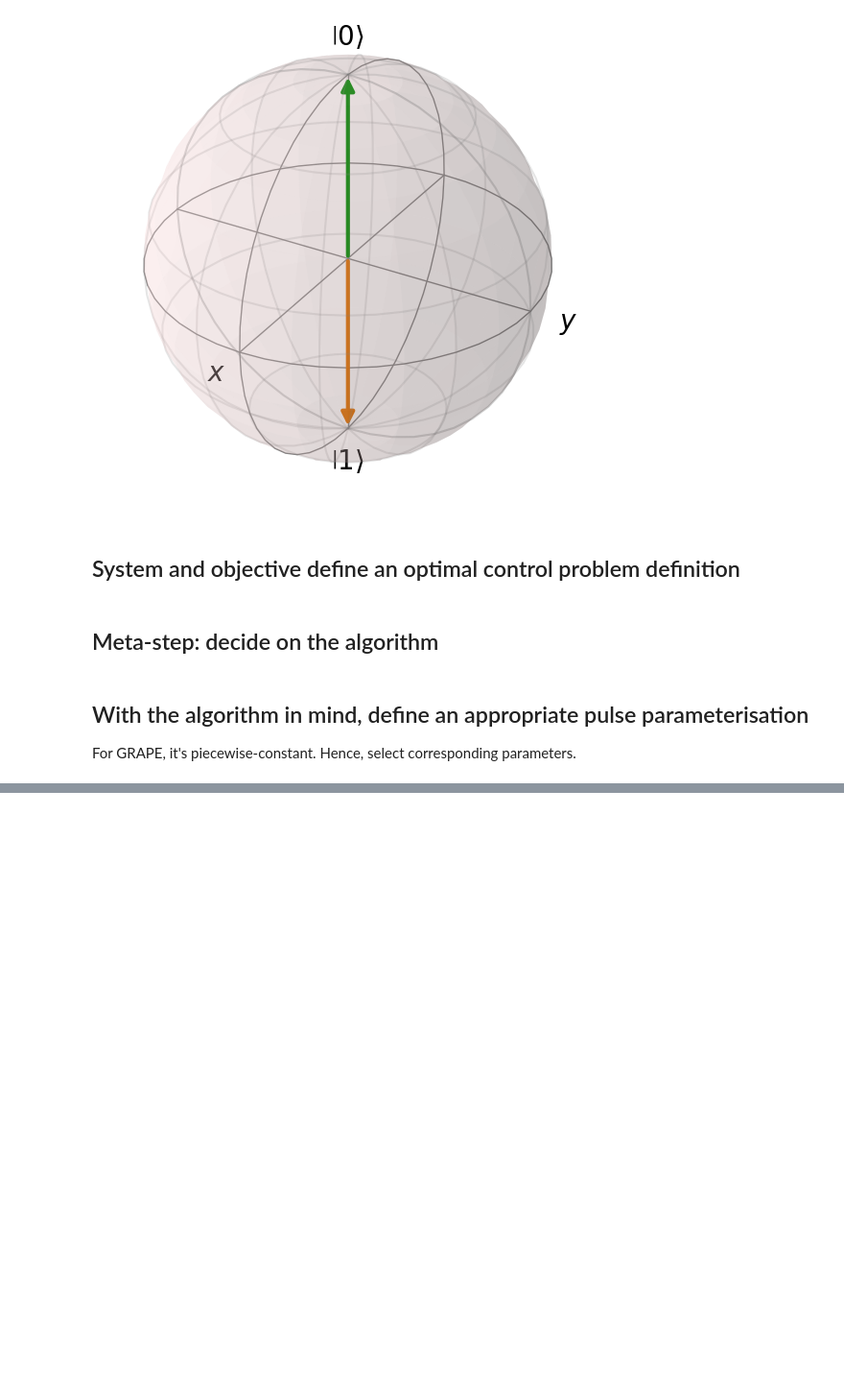
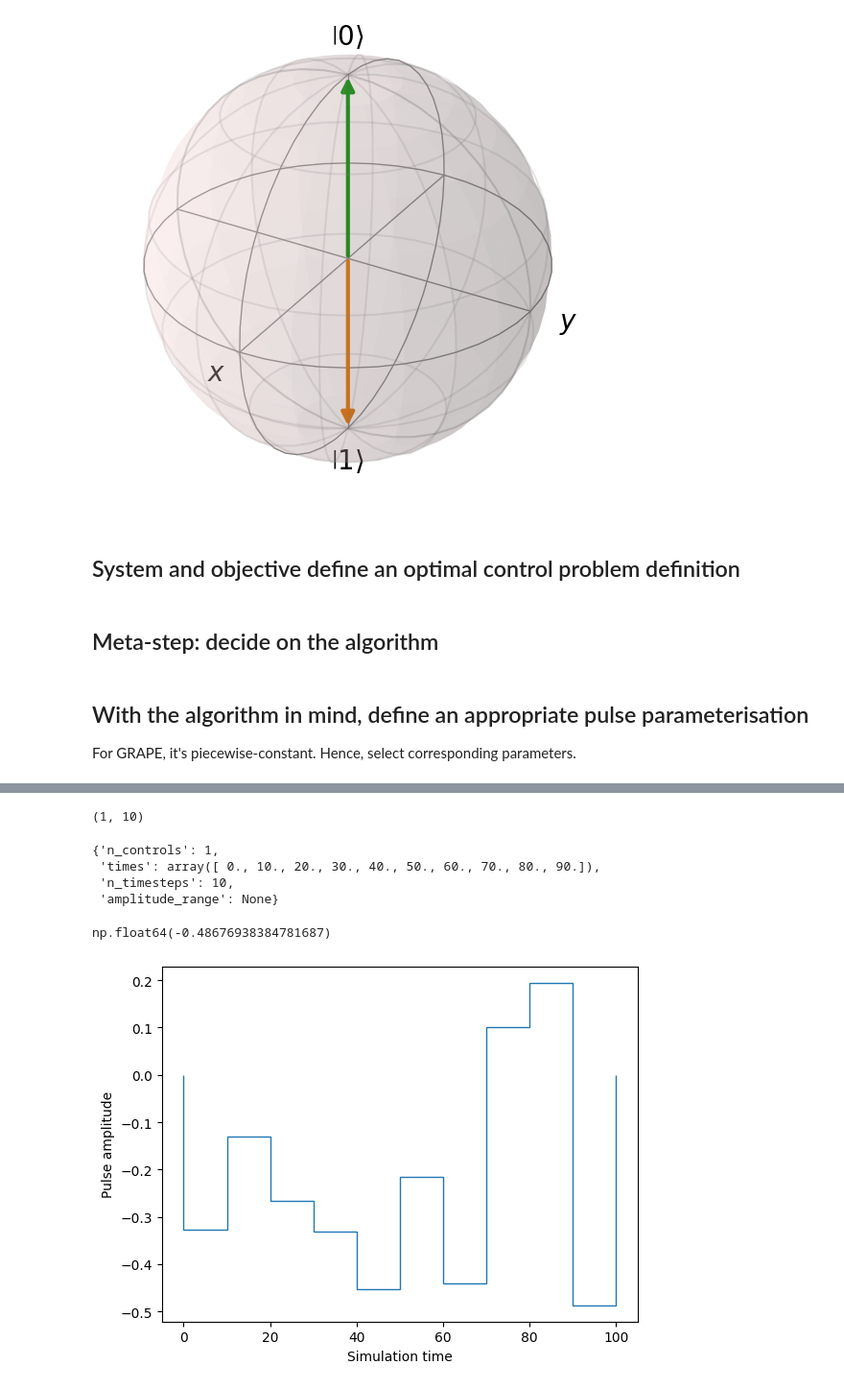
Before and after one commit to veronikakurth/qutip-qoc, a Jupyter notebook: notebooks/User_flow_basic.ipynb, the cells around one changed output, grey strips where cells are left out. Shown at 96% size. Cells and saved outputs as stored; diff of their text form; code cells hidden in the pictures; blank space fills up the shorter version.

```diff
--- a/notebooks/User_flow_basic.ipynb
+++ b/notebooks/User_flow_basic.ipynb
@@ -59,10 +63,13 @@ For GRAPE, it's piecewise-constant. Hence, select corresponding parameters.
 N = 10
 # Total simulation time
 T = 100
+np.random.seed(0)
+# Time grid for parameterisation (in GRAPE, it matches integration time grid but it's generally not the case)
+times = np.linspace(0, T, N, endpoint=False)
 # Number of controls
 K = system.dynamics.n_controls # TODO: encapsulate this level of detail
 # (dynamics attributes by adding more high level properties-wrappers)
 # Initial pulse vector
 initial_pulse = np.random.uniform(-0.1, 0.1, (K, N)) # (will be used upon calling Algorithm.solve)
-times = np.linspace(0, T, N, endpoint=False)
-parameterisation = PiecewiseConstant(K, times=times)
+
+parameterisation = PiecewiseConstant(K, times=times, amplitude_bounds=()
@@ -68,0 +78,3 @@ parameterisation = PiecewiseConstant(K, times=times)
+# %%
+algorithm = GRAPE(parameterisation)
+# algorithm.info()
@@ -68,0 +84,2 @@ parameterisation = PiecewiseConstant(K, times=times)
+# %%
+result = algorithm.solve(problem, initial_pulse)
@@ -68,0 +130,8 @@ parameterisation = PiecewiseConstant(K, times=times)
+# %%
+u = result.optimized_pulses
+u.shape
+# What to do next with the pulses of this shape?
+# One has to know how to map them to the simulation time
+# Topic: Simulation time grid vs. control grid
+# %% [output]
+(1, 10)
@@ -68,0 +141,7 @@ parameterisation = PiecewiseConstant(K, times=times)
+# %%
+parameterisation.__dict__
+# %% [output]
+{'n_controls': 1,
+ 'times': array([ 0., 10., 20., 30., 40., 50., 60., 70., 80., 90.]),
+ 'n_timesteps': 10,
+ 'amplitude_range': None}
@@ -68,0 +154,13 @@ parameterisation = PiecewiseConstant(K, times=times)
+# %%
+u[0][0]
+u[0][-1]
+# %% [output]
+np.float64(-0.48676938384781687)
+# %%
+t_edges = np.linspace(0, T, N + 1)
+plt.stairs(u.ravel(), t_edges)
+plt.xlabel("Simulation time")
+plt.ylabel("Pulse amplitude") # first and last points on the plot are plotting artifacts
+plt.show()
+# %% [output]
+[figure, added]
```
Also changed, not shown: parts of 18 cells of this notebook.
